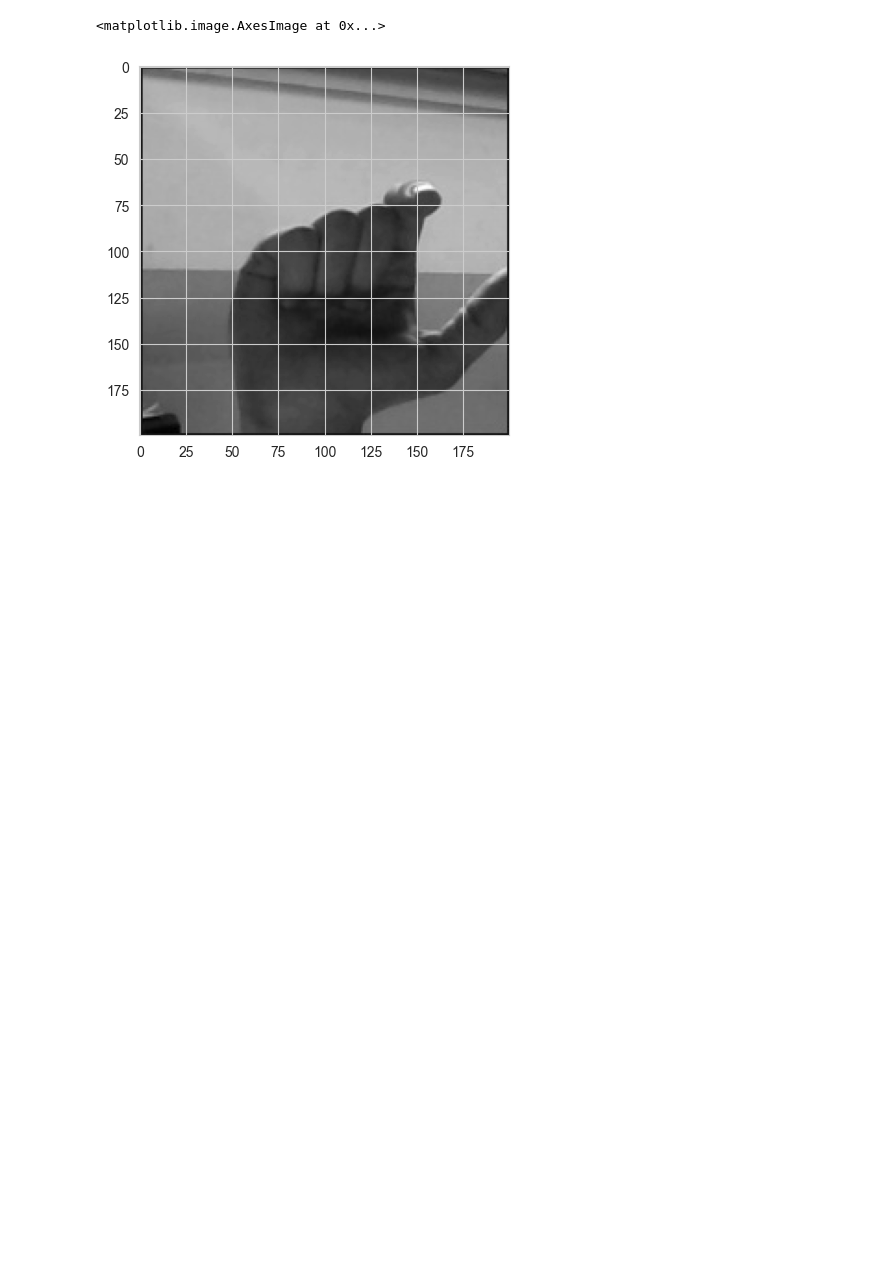
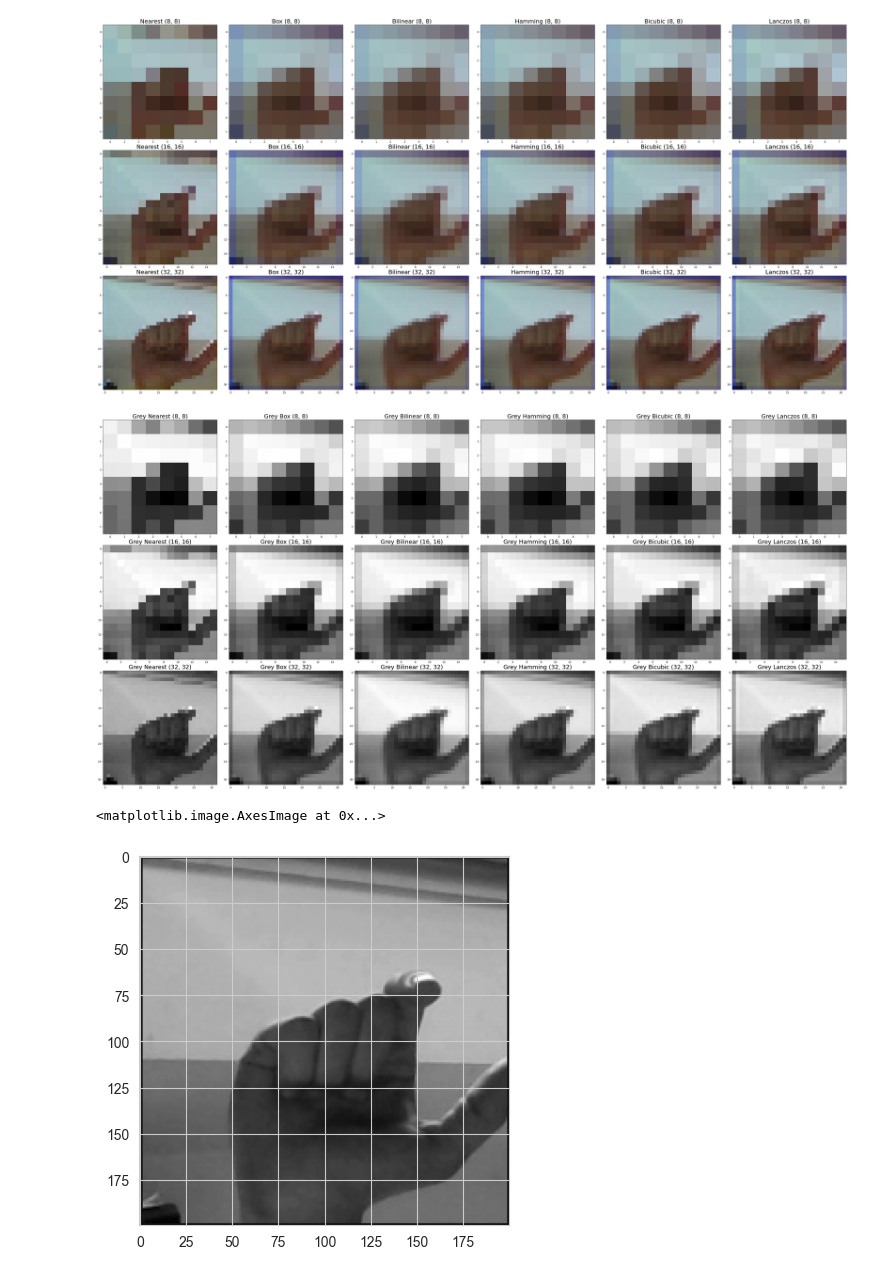
Before and after one commit to teostereciu/mlp, a Jupyter notebook: notebooks/improcess.ipynb, the cells around one changed output. Saved outputs shown, nothing was run; the diff lists cells and outputs as text; code cells hidden in the pictures; blank space fills up the shorter version.

Commit message:
tested different im resize options

```diff
--- a/notebooks/improcess.ipynb
+++ b/notebooks/improcess.ipynb
@@ -10 +10,35 @@ plt.imshow(img, cmap='gray')
+# %%
+from PIL import Image
+from PIL.Image import Resampling
+image = Image.open(path)
+
+filters = [Resampling.NEAREST, Resampling.BOX, Resampling.BILINEAR, Resampling.HAMMING, Resampling.BICUBIC, Resampling.LANCZOS]
+fil_names = ["Nearest", "Box", "Bilinear", "Hamming", "Bicubic", "Lanczos"]
+sizes = [(8,8), (16,16), (32, 32)]
+
+def show_resized(gray=False):
+    plt.figure(figsize=(40, 20))
+    for i, size in enumerate(sizes, start=1):
+        for j, fil in enumerate(filters, start=1):
+            subplot_index = (i - 1) * len(filters) + j
+            plt.subplot(len(sizes), len(filters), subplot_index)
+            resized = image.resize(size, resample=fil)
+            title = fil_names[j - 1] + " " + str(size)
+            showim = resized
+            if gray:
+                title = "Grey " + title
+                showim = showim.convert('L')
+            plt.imshow(showim, cmap='gray')
+            plt.title(title, fontsize=22)
+    plt.tight_layout()
+    plt.show()
+
+show_resized()
+show_resized(True)
+#resized = image.resize((25,25), resample=Resampling.NEAREST)
+#plt.title()
+#plt.imshow(resized, cmap='gray')
+# %% [output]
+[figure, added]
+[figure, added]
 # %%
```
Also changed, not shown: parts of 2 cells of this notebook.
